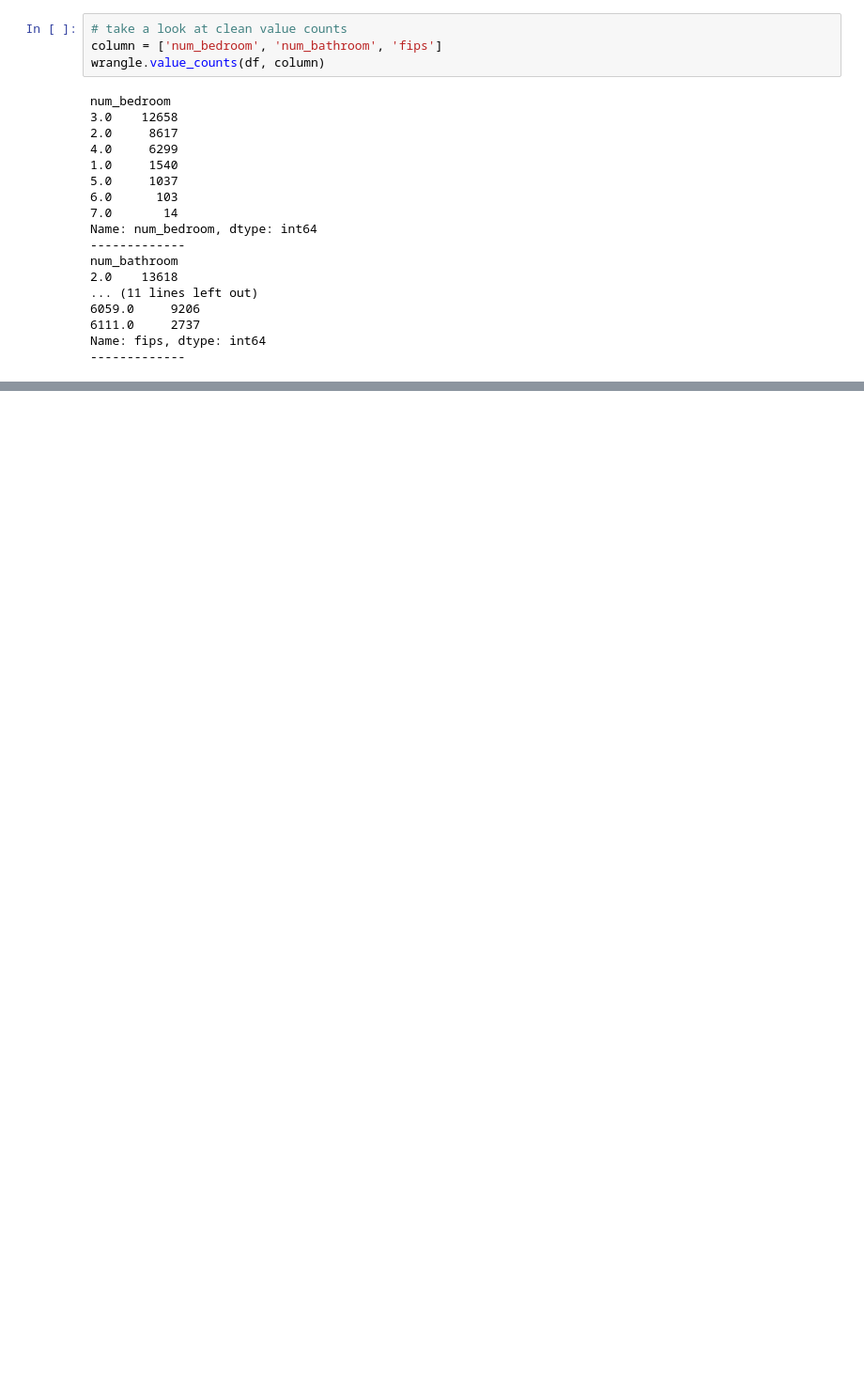
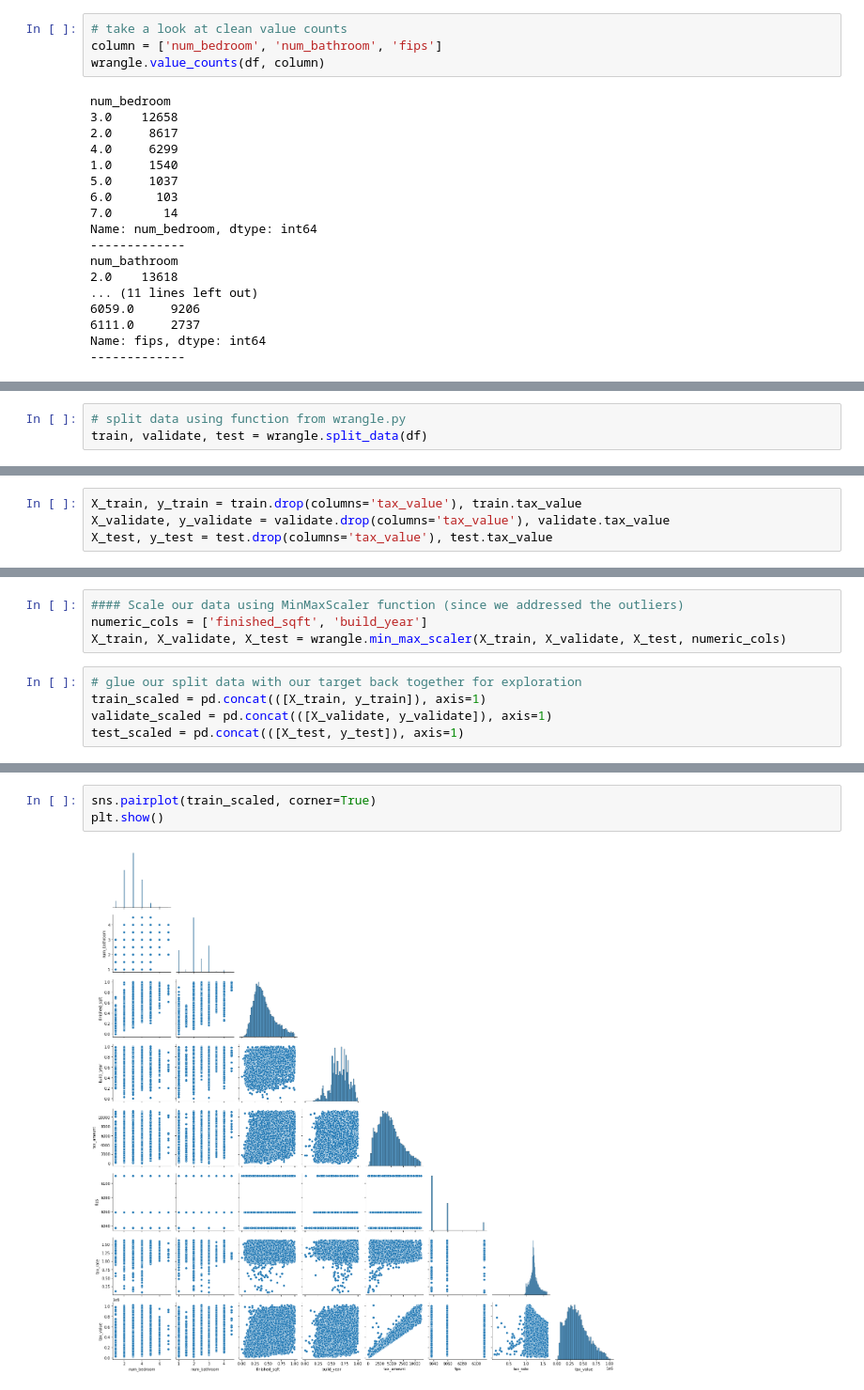
Before and after one commit to DesireeMcElroy/zillow-regression-project, a Jupyter notebook: zillow.ipynb, the cells around one changed output, grey strips where cells are left out. Shown at 94% size. Drawn from its saved outputs; the diff is of its cells as text; blank space fills up the shorter version.

```diff
--- a/zillow.ipynb
+++ b/zillow.ipynb
@@ -219,0 +211,3 @@ Name: fips, dtype: int64
+# %%
+# split data using function from wrangle.py
+train, validate, test = wrangle.split_data(df)
@@ -219,0 +218,4 @@ Name: fips, dtype: int64
+# %%
+X_train, y_train = train.drop(columns='tax_value'), train.tax_value
+X_validate, y_validate = validate.drop(columns='tax_value'), validate.tax_value
+X_test, y_test = test.drop(columns='tax_value'), test.tax_value
@@ -219,0 +227,9 @@ Name: fips, dtype: int64
+# %%
+#### Scale our data using MinMaxScaler function (since we addressed the outliers)
+numeric_cols = ['finished_sqft', 'build_year']
+X_train, X_validate, X_test = wrangle.min_max_scaler(X_train, X_validate, X_test, numeric_cols)
+# %%
+# glue our split data with our target back together for exploration
+train_scaled = pd.concat(([X_train, y_train]), axis=1)
+validate_scaled = pd.concat(([X_validate, y_validate]), axis=1)
+test_scaled = pd.concat(([X_test, y_test]), axis=1)
@@ -231,0 +268,5 @@ Name: fips, dtype: int64
+# %%
+sns.pairplot(train_scaled, corner=True)
+plt.show()
+# %% [output]
+[figure, added]
```
Also changed, not shown: parts of 28 cells of this notebook.
